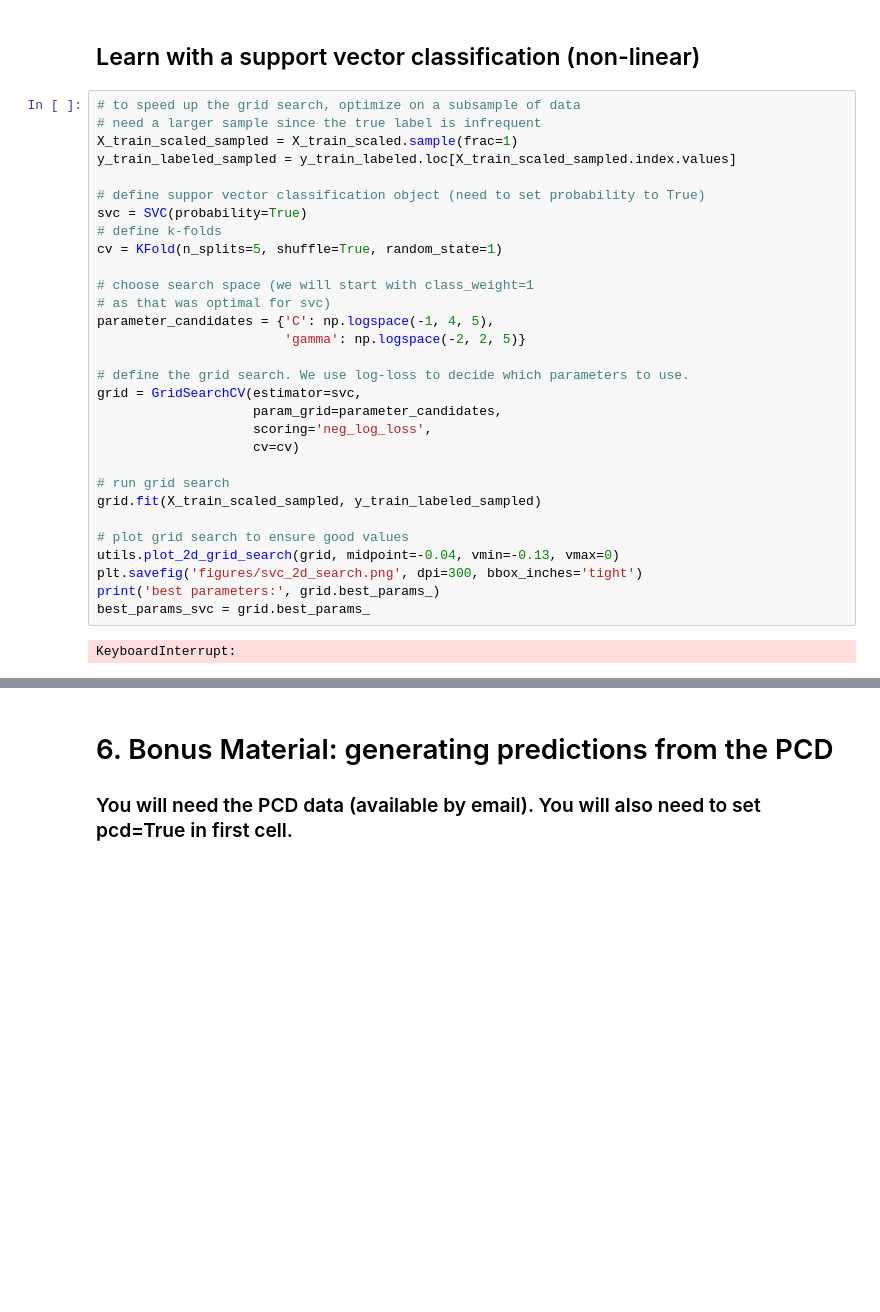
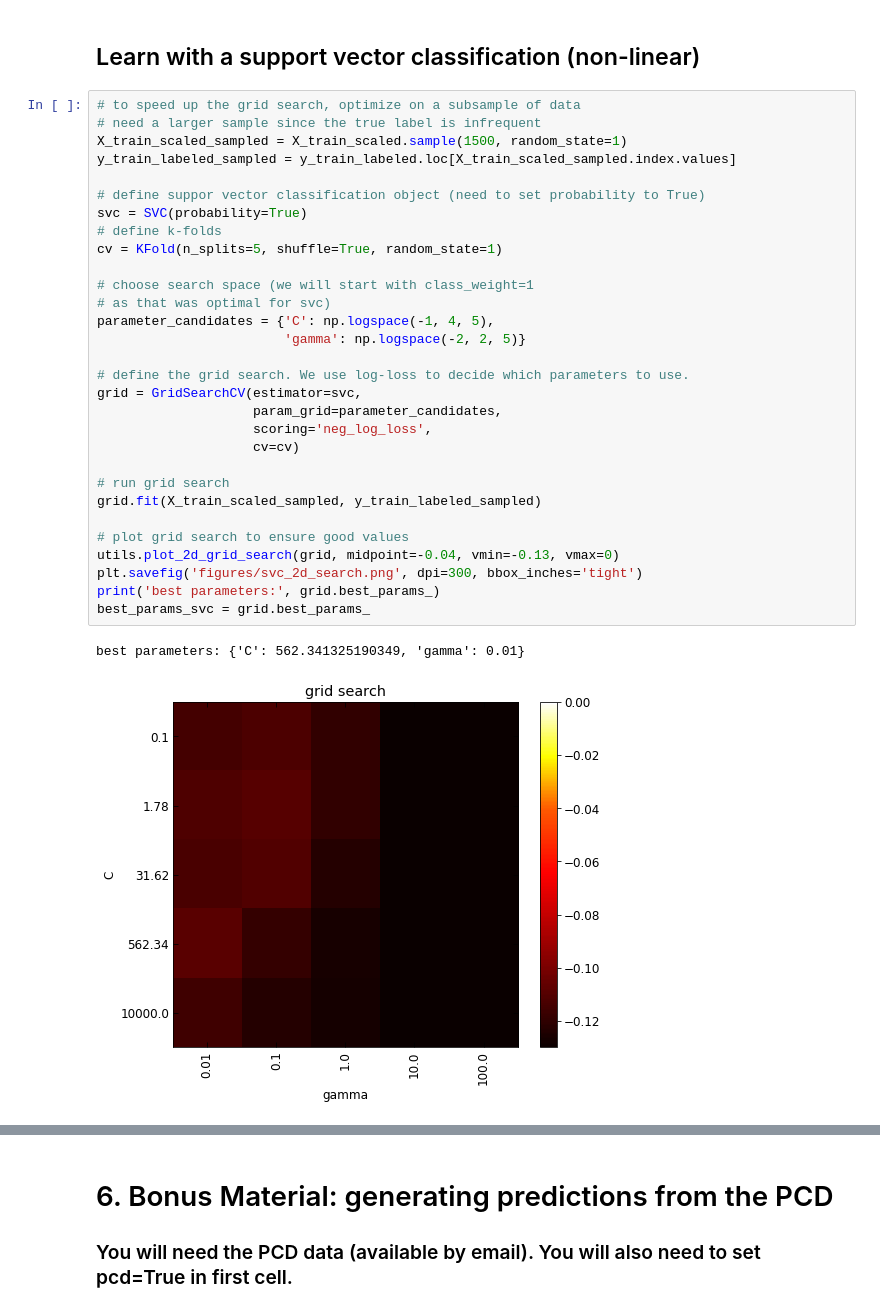
Before and after one commit to rynmurdock/Can-We-Find-Exceptional-Materials-, a Jupyter notebook: mrs_open.ipynb, the cells around one changed output, grey strips where cells are left out. Saved outputs shown, nothing was run; the diff lists cells and outputs as text; blank space fills up the shorter version.

Commit message:
More figures

```diff
--- a/mrs_open.ipynb
+++ b/mrs_open.ipynb
@@ -362,35 +362,36 @@ recall: 0.59
 # %%
 # to speed up the grid search, optimize on a subsample of data
 # need a larger sample since the true label is infrequent
-X_train_scaled_sampled = X_train_scaled.sample(frac=1)
+X_train_scaled_sampled = X_train_scaled.sample(1500, random_state=1)
 y_train_labeled_sampled = y_train_labeled.loc[X_train_scaled_sampled.index.values]
 
 # define suppor vector classification object (need to set probability to True)
 svc = SVC(probability=True)
 # define k-folds
 cv = KFold(n_splits=5, shuffle=True, random_state=1)
 
 # choose search space (we will start with class_weight=1
 # as that was optimal for svc)
 parameter_candidates = {'C': np.logspace(-1, 4, 5),
                         'gamma': np.logspace(-2, 2, 5)}
 
 # define the grid search. We use log-loss to decide which parameters to use.
 grid = GridSearchCV(estimator=svc,
                     param_grid=parameter_candidates,
                     scoring='neg_log_loss',
                     cv=cv)
 
 # run grid search
 grid.fit(X_train_scaled_sampled, y_train_labeled_sampled)
 
 # plot grid search to ensure good values
 utils.plot_2d_grid_search(grid, midpoint=-0.04, vmin=-0.13, vmax=0)
 plt.savefig('figures/svc_2d_search.png', dpi=300, bbox_inches='tight')
 print('best parameters:', grid.best_params_)
 best_params_svc = grid.best_params_
 # %% [output]
-KeyboardInterrupt:
+best parameters: {'C': 562.341325190349, 'gamma': 0.01}
+[figure, added]
 # %%
 best_params_svc = {'C': 562.341325190349, 'gamma': 0.1}
 svc = SVC(probability=True, **best_params_svc)
```
Also changed, not shown: parts of 4 cells of this notebook, 5 other files.
